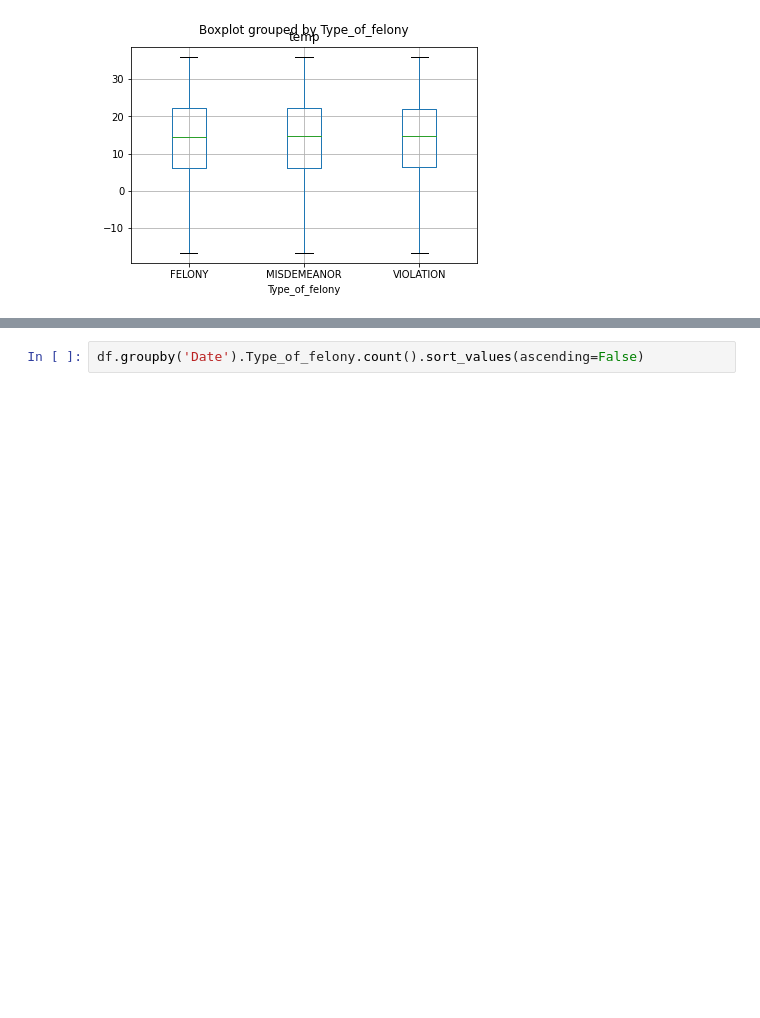
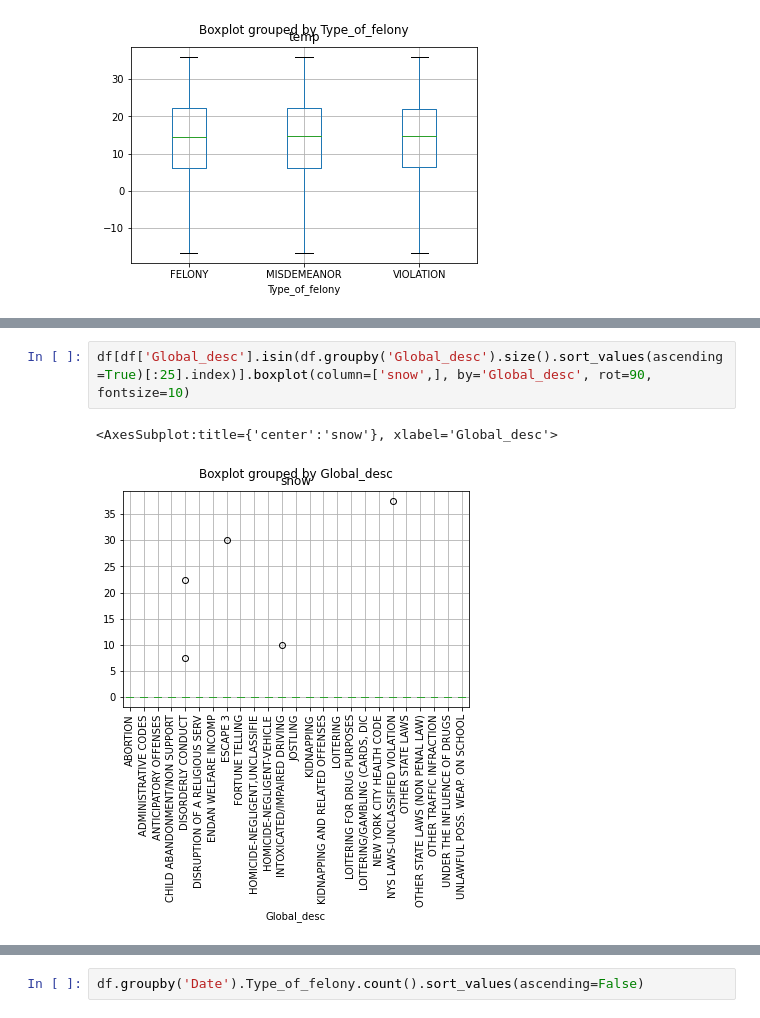
Before and after one commit to MAbdulfattah/Data-Wrangling, a Jupyter notebook: Magic.ipynb, the cells around one changed output, grey strips where cells are left out. Cells and saved outputs as stored; diff of their text form; blank space fills up the shorter version.

```diff
--- a/Magic.ipynb
+++ b/Magic.ipynb
@@ -49 +100,6 @@ df.boxplot(column=['temp',], by='Specific_desc')#, figsize=(100, 50))
+# %%
+df[df['Global_desc'].isin(df.groupby('Global_desc').size().sort_values(ascending=True)[:25].index)].boxplot(column=['snow',], by='Global_desc', rot=90, fontsize=10)
+# %% [output]
+<AxesSubplot:title={'center':'snow'}, xlabel='Global_desc'>
+[figure, added]
 # %%
```
Also changed, not shown: parts of 15 cells of this notebook.
